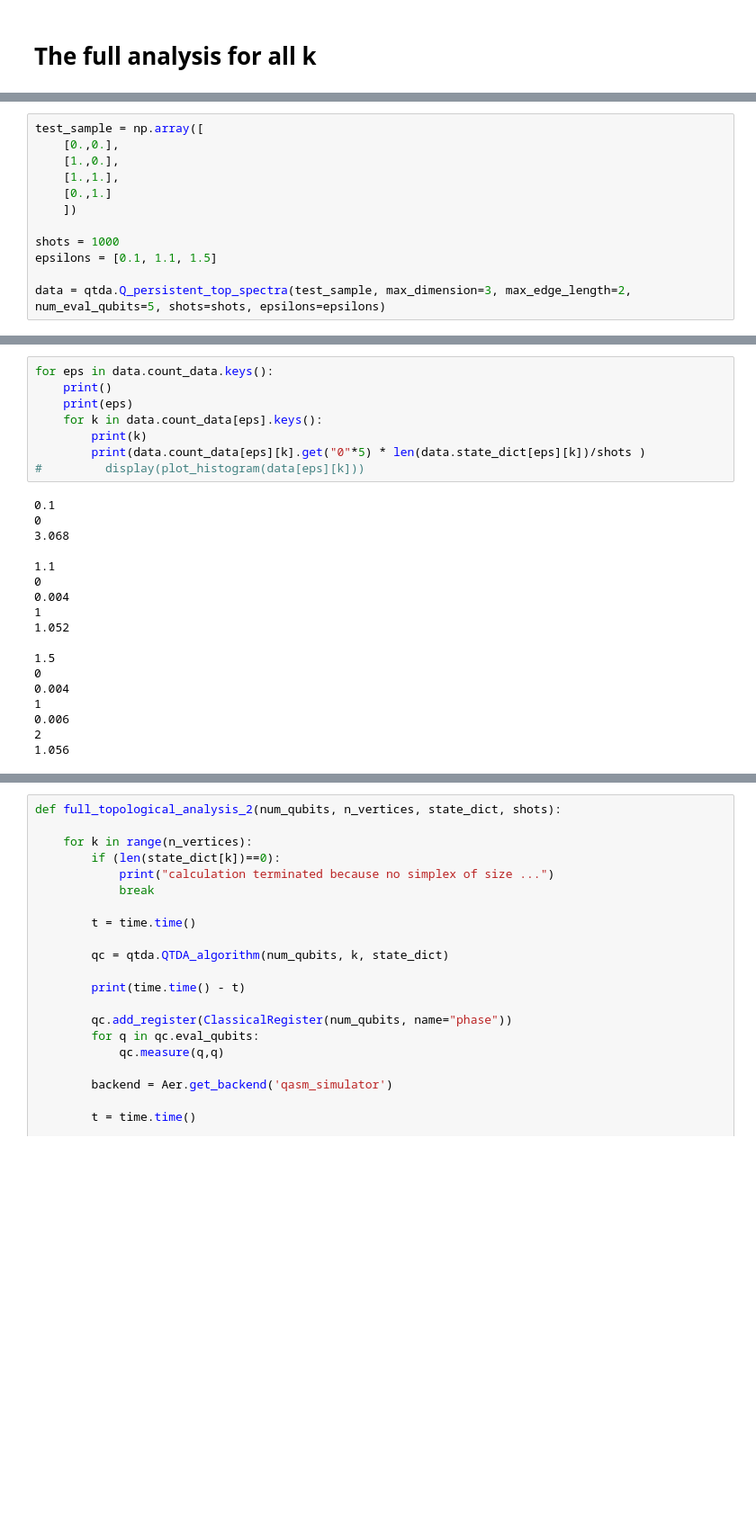
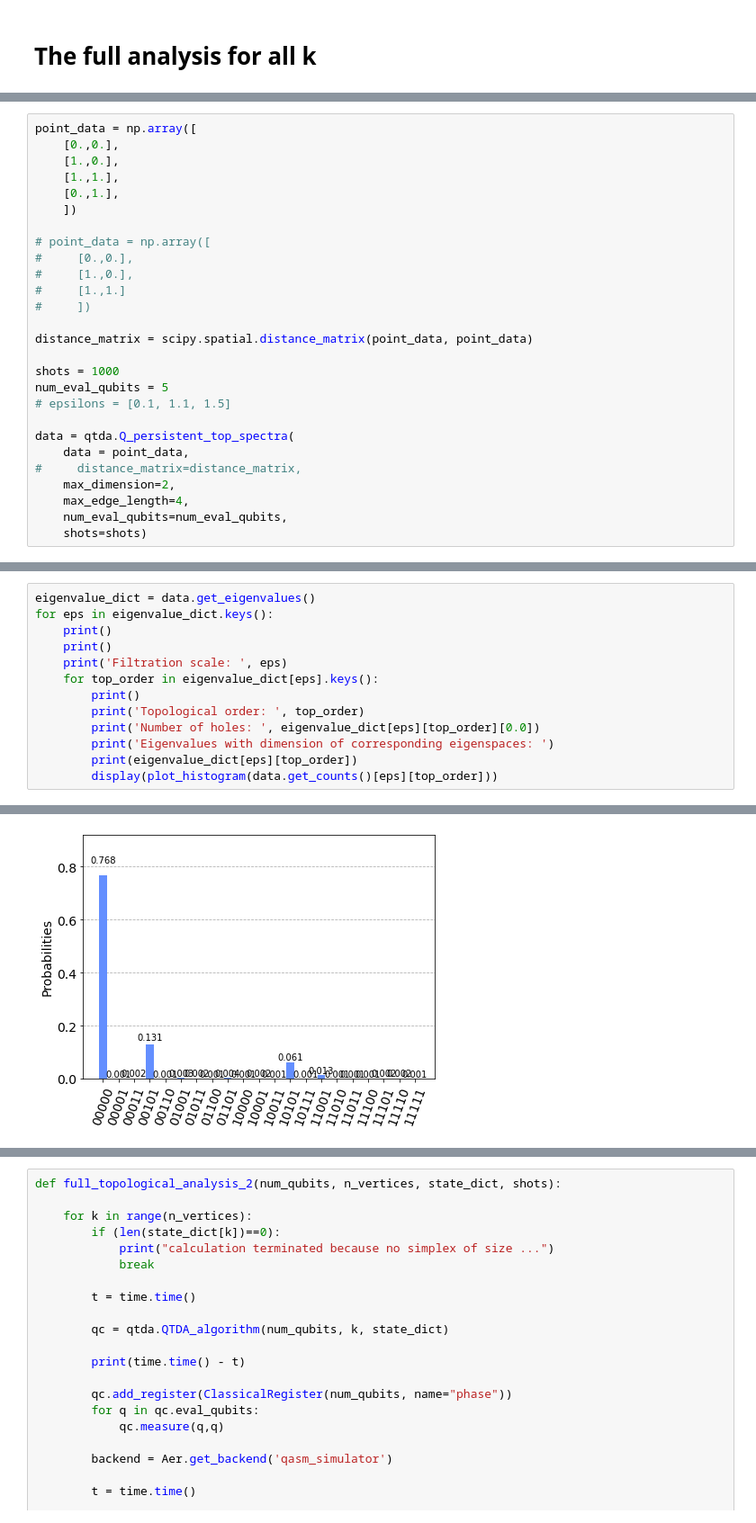
Before and after one commit to KathrinKoenig/QuantumTopologicalDataAnalysis, a Jupyter notebook: Code/QPE.ipynb, the cells around one changed output, grey strips where cells are left out. Shown at 90% size. Drawn from its saved outputs; the diff is of its cells as text; blank space fills up the shorter version.

```diff
--- a/Code/QPE.ipynb
+++ b/Code/QPE.ipynb
@@ -138,13 +140,28 @@ qc.draw('mpl')
 # %%
-test_sample = np.array([
+point_data = np.array([
     [0.,0.],
     [1.,0.],
     [1.,1.],
-    [0.,1.]
+    [0.,1.],
     ])
 
+# point_data = np.array([
+#     [0.,0.],
+#     [1.,0.],
+#     [1.,1.]
+#     ])
+
+distance_matrix = scipy.spatial.distance_matrix(point_data, point_data)
+
 shots = 1000
-epsilons = [0.1, 1.1, 1.5]
+num_eval_qubits = 5
+# epsilons = [0.1, 1.1, 1.5]
 
-data = qtda.Q_persistent_top_spectra(test_sample, max_dimension=3, max_edge_length=2, num_eval_qubits=5, shots=shots, epsilons=epsilons)
+data = qtda.Q_persistent_top_spectra(
+    data = point_data,
+#     distance_matrix=distance_matrix,
+    max_dimension=2,
+    max_edge_length=4,
+    num_eval_qubits=num_eval_qubits,
+    shots=shots)
 # %% [output]
@@ -167,27 +184,15 @@ Topological order:  3
 calculation terminated because no simplex of size ...
-# %%
-for eps in data.count_data.keys():
-    print()
-    print(eps)
-    for k in data.count_data[eps].keys():
-        print(k)
-        print(data.count_data[eps][k].get("0"*5) * len(data.state_dict[eps][k])/shots )
-#         display(plot_histogram(data[eps][k]))
-# %% [output]
-0.1
-0
-3.068
-
-1.1
-0
-0.004
-1
-1.052
-
-1.5
-0
-0.004
-1
-0.006
-2
-1.056
+# %%
+eigenvalue_dict = data.get_eigenvalues()
+for eps in eigenvalue_dict.keys():
+    print()
+    print()
+    print('Filtration scale: ', eps)
+    for top_order in eigenvalue_dict[eps].keys():
+        print()
+        print('Topological order: ', top_order)
+        print('Number of holes: ', eigenvalue_dict[eps][top_order][0.0])
+        print('Eigenvalues with dimension of corresponding eigenspaces: ')
+        print(eigenvalue_dict[eps][top_order])
+        display(plot_histogram(data.get_counts()[eps][top_order]))
+# %% [output]
@@ -193,0 +205 @@ for eps in data.count_data.keys():
+[figure, added]
```
Also changed, not shown: parts of 6 cells of this notebook, 1 other file.
